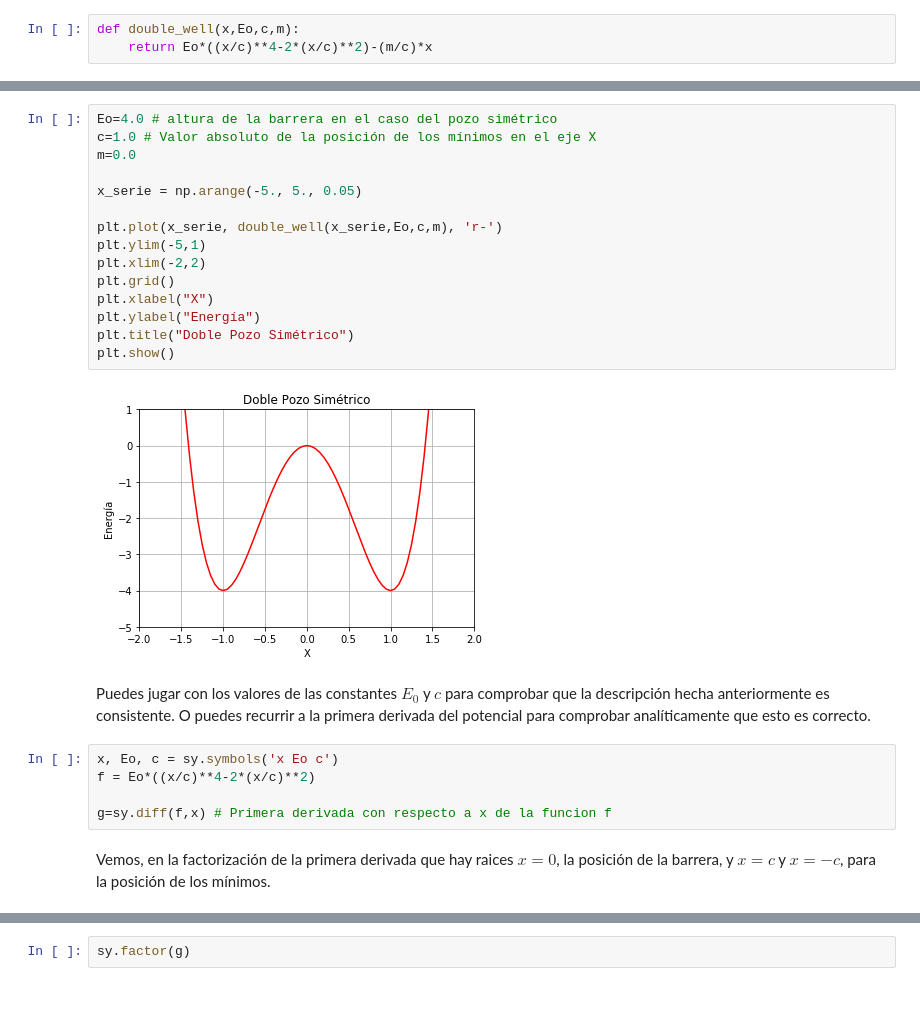
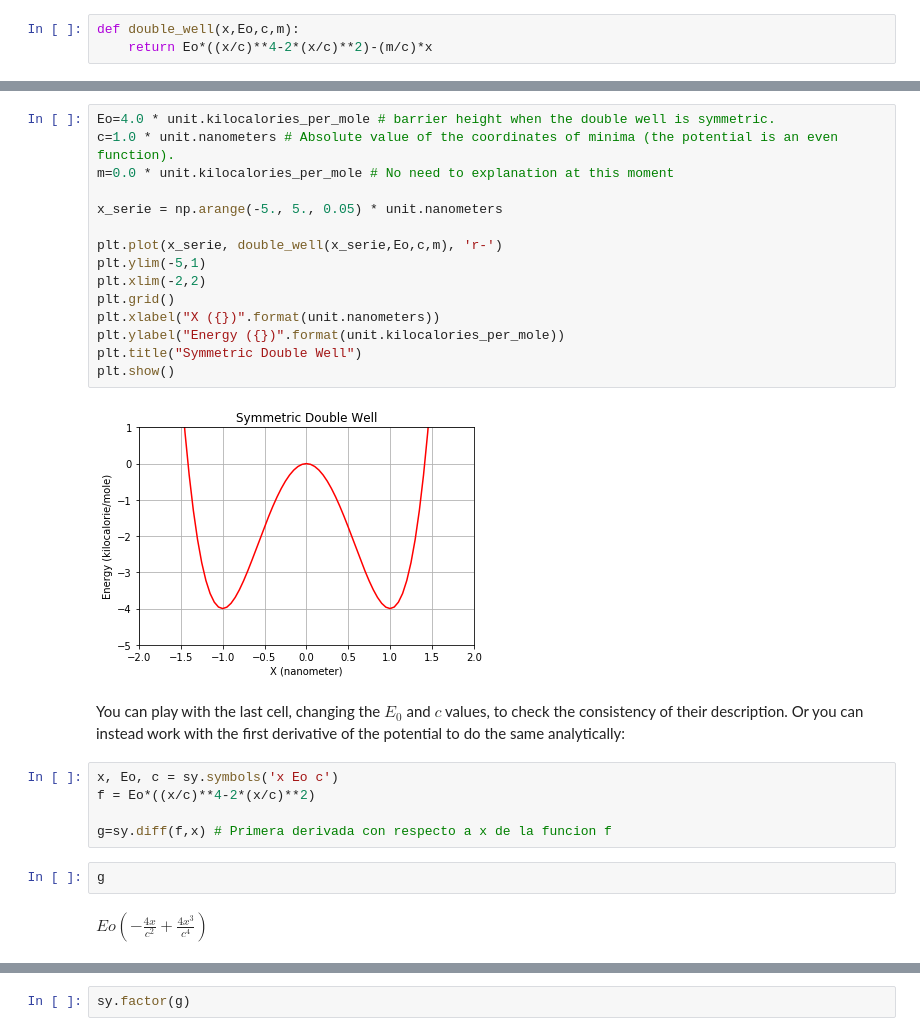
Before and after one commit to uibcdf/Molecular-Systems, a Jupyter notebook: docs/systems/double_well_potential.ipynb, the cells around one changed output, grey strips where cells are left out. Saved outputs shown, nothing was run; the diff lists cells and outputs as text; blank space fills up the shorter version.

```diff
--- a/docs/systems/double_well_potential.ipynb
+++ b/docs/systems/double_well_potential.ipynb
@@ -22,26 +26,28 @@ El caso del doble pozo simétrico en una dimensión lo encontramos cuando $m=0$.
 # %%
-Eo=4.0 # altura de la barrera en el caso del pozo simétrico
-c=1.0 # Valor absoluto de la posición de los mínimos en el eje X
-m=0.0
+Eo=4.0 * unit.kilocalories_per_mole # barrier height when the double well is symmetric.
+c=1.0 * unit.nanometers # Absolute value of the coordinates of minima (the potential is an even function).
+m=0.0 * unit.kilocalories_per_mole # No need to explanation at this moment
 
-x_serie = np.arange(-5., 5., 0.05)
+x_serie = np.arange(-5., 5., 0.05) * unit.nanometers
 
 plt.plot(x_serie, double_well(x_serie,Eo,c,m), 'r-')
 plt.ylim(-5,1)
 plt.xlim(-2,2)
 plt.grid()
-plt.xlabel("X")
-plt.ylabel("Energía")
-plt.title("Doble Pozo Simétrico")
+plt.xlabel("X ({})".format(unit.nanometers))
+plt.ylabel("Energy ({})".format(unit.kilocalories_per_mole))
+plt.title("Symmetric Double Well")
 plt.show()
 # %% [output]
-[figure, old version]
+[figure, new version]
-# %% [markdown]
-Puedes jugar con los valores de las constantes $E_{0}$ y $c$ para comprobar que la descripción hecha anteriormente es consistente. O puedes recurrir a la primera derivada del potencial para comprobar analíticamente que esto es correcto.
+# %% [markdown]
+You can play with the last cell, changing the $E_{0}$ and $c$ values, to check the consistency of their description. Or you can instead work with the first derivative of the potential to do the same analytically:
 # %%
 x, Eo, c = sy.symbols('x Eo c')
 f = Eo*((x/c)**4-2*(x/c)**2)
 
 g=sy.diff(f,x) # Primera derivada con respecto a x de la funcion f
-# %% [markdown]
-Vemos, en la factorización de la primera derivada que hay raices $x=0$, la posición de la barrera, y $x=c$ y $x=-c$, para la posición de los mínimos.
+# %%
+g
+# %% [output]
+$\displaystyle Eo \left(- \frac{4 x}{c^{2}} + \frac{4 x^{3}}{c^{4}}\right)$
```
Also changed, not shown: parts of 44 cells of this notebook, 2 other files.
